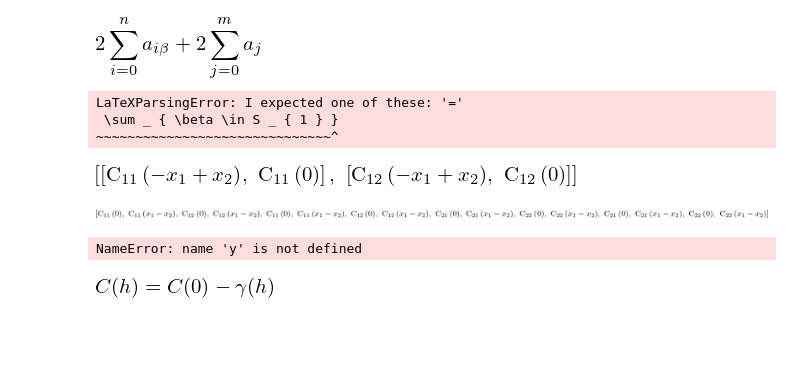
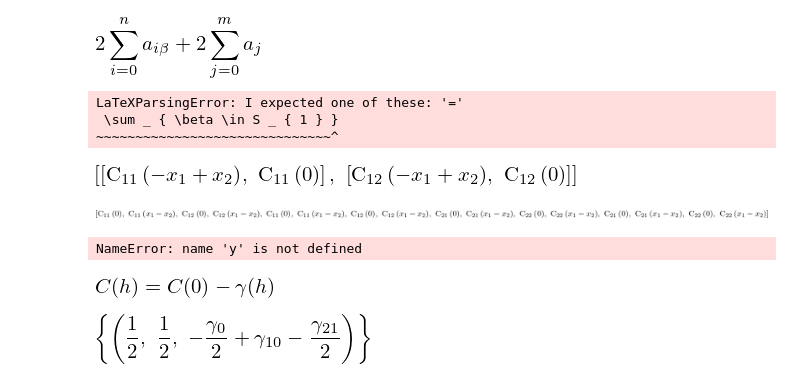
Before and after one commit to nshea3/CFSG_notes, a Jupyter notebook: Multivariate/kriging.ipynb, the cells around one changed output. Saved outputs shown, nothing was run; the diff lists cells and outputs as text; code cells hidden in the pictures; blank space fills up the shorter version.

```diff
--- a/Multivariate/kriging.ipynb
+++ b/Multivariate/kriging.ipynb
@@ -71,3 +71,12 @@ exp_ = parse_latex('C ( h ) = C ( 0 ) -  \gamma  ( h )')
 exp_
 # %% [output]
 [figure]
+# %%
+g21, g12, g0, l1, l2, mu, g10, g20 = symbols('gamma_21, gamma_12, gamma_0, lambda_1, lambda_2, mu, gamma_10, gamma_20')
+# %%
+g12 = g21
+g20 = g10
+krige_sys = ([g0, g12, 1, g10], [g21, g0, 1, g20], [1, 1, 0, 1])
+linsolve(Matrix(krige_sys), (l1, l2, mu))
+# %% [output]
+[figure, added]
```
Also changed, not shown: parts of 4 cells of this notebook, 1 other file.
